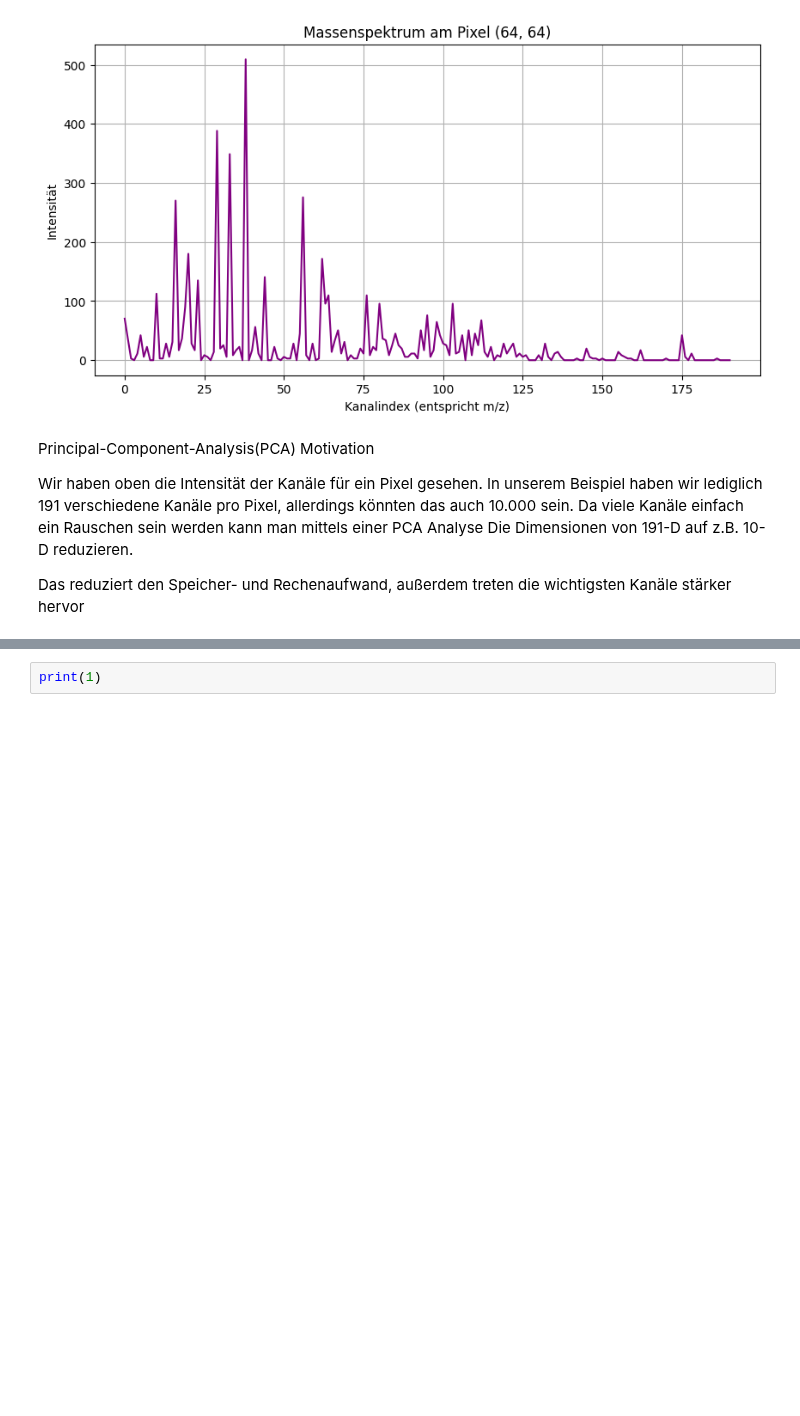
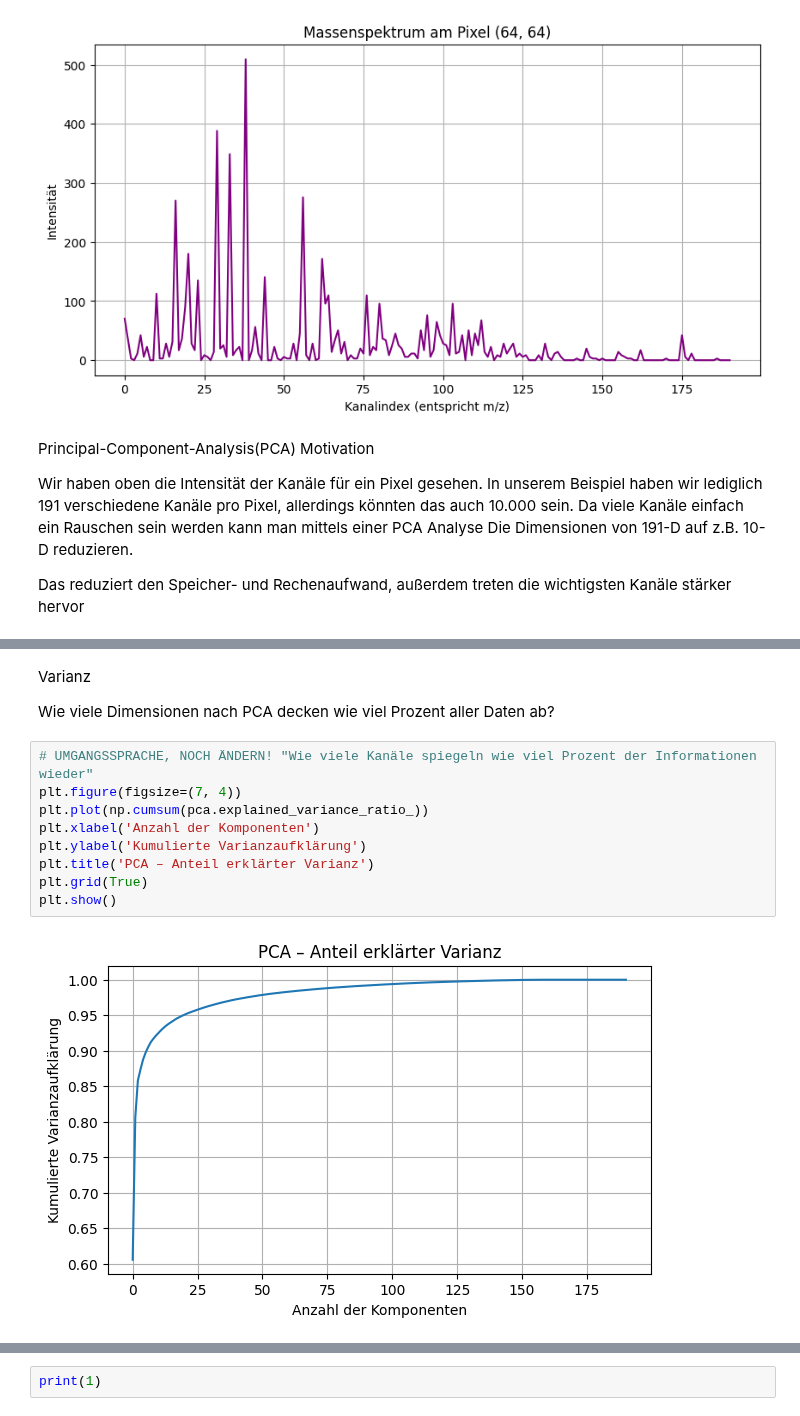
Before and after one commit to janphr03/MassSpectrometryImaging, a Jupyter notebook: Main.ipynb, the cells around one changed output, grey strips where cells are left out. Drawn from its saved outputs; the diff is of its cells as text; blank space fills up the shorter version.

Commit message:
Visuellen Plots auf verschiedene Sektionen aufgeteil nichtmehr alles in einem Block

```diff
--- a/Main.ipynb
+++ b/Main.ipynb
@@ -153,0 +104,15 @@ Wichtigste m/z-Kanäle: [132  38  29  33  16  56 135  64 103  44]
+# %% [markdown]
+Varianz
+
+Wie viele Dimensionen nach PCA decken wie viel Prozent aller Daten ab?
+# %%
+# UMGANGSSPRACHE, NOCH ÄNDERN! "Wie viele Kanäle spiegeln wie viel Prozent der Informationen wieder"
+plt.figure(figsize=(7, 4))
+plt.plot(np.cumsum(pca.explained_variance_ratio_))
+plt.xlabel('Anzahl der Komponenten')
+plt.ylabel('Kumulierte Varianzaufklärung')
+plt.title('PCA – Anteil erklärter Varianz')
+plt.grid(True)
+plt.show()
+# %% [output]
+[figure, added]
```
Also changed, not shown: parts of 4 cells of this notebook.
